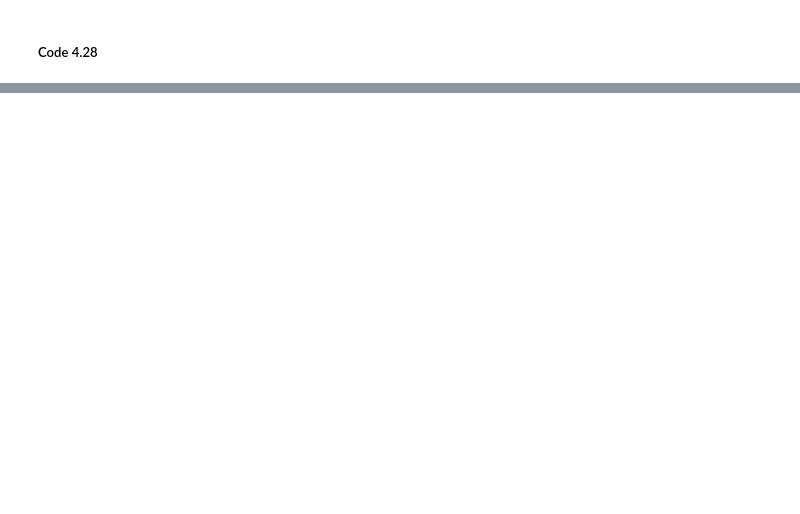
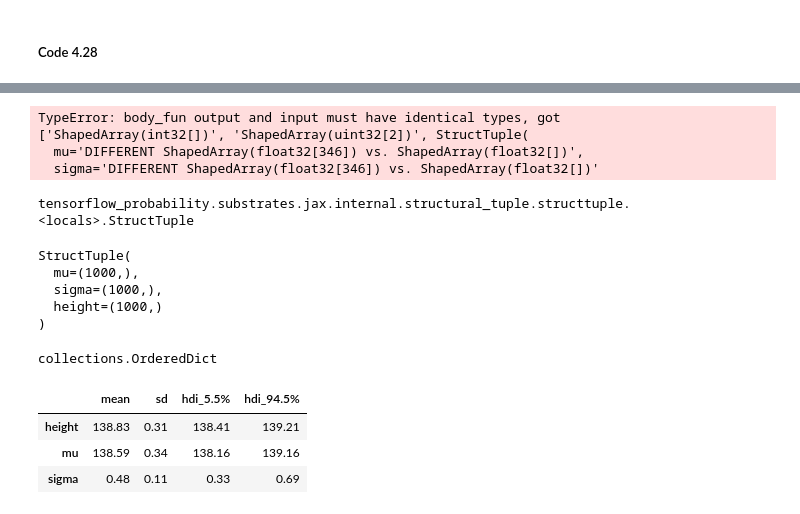
Before and after one commit to qpsy/rethinking-tfp2, a Jupyter notebook: 04_geocentric_models2.ipynb, the cells around one changed output, grey strips where cells are left out. Cells and saved outputs as stored; diff of their text form; code cells hidden in the pictures; blank space fills up the shorter version.

```diff
--- a/04_geocentric_models2.ipynb
+++ b/04_geocentric_models2.ipynb
@@ -463,0 +605,67 @@ TypeError: unhashable type: 'slice'
+# %%
+def target_log_prob(mu, sigma):
+    return jdc_4_1.log_prob(mu=mu, sigma=sigma, height=jnp.array(d2["height"]))
+# %%
+kernel = tfp.mcmc.HamiltonianMonteCarlo(
+    target_log_prob_fn=target_log_prob,
+    step_size=0.1,
+    num_leapfrog_steps=2
+)
+# %%
+states = tfp.mcmc.sample_chain(
+    1000,
+    current_state=init_state,
+    kernel=kernel,
+    num_burnin_steps=300,
+    trace_fn=None,
+    seed=a_key()
+)
+# %% [output]
+TypeError: body_fun output and input must have identical types, got
+['ShapedArray(int32[])', 'ShapedArray(uint32[2])', StructTuple(
+  mu='DIFFERENT ShapedArray(float32[346]) vs. ShapedArray(float32[])',
+  sigma='DIFFERENT ShapedArray(float32[346]) vs. ShapedArray(float32[])'
+# %%
+# 'jit' version
+def run_chain(init_state, seed):
+    target_log_prob = jdc_4_1.log_prob
+    kernel = tfp.mcmc.HamiltonianMonteCarlo(
+        target_log_prob_fn=target_log_prob,
+        step_size=0.01,
+        num_leapfrog_steps=2
+    )
+    return tfp.mcmc.sample_chain(
+        1000,
+        current_state=init_state,
+        kernel=kernel,
+        num_burnin_steps=300,
+        trace_fn=None,
+        seed=seed
+    )
+
+states = jax.jit(run_chain)(jdc_4_1.sample(seed=a_key()), a_key())
+# %%
+type(states)
+# %% [output]
+tensorflow_probability.substrates.jax.internal.structural_tuple.structtuple.<locals>.StructTuple
+# %%
+jax.tree.map(lambda x: x.shape, states)
+# %% [output]
+StructTuple(
+  mu=(1000,),
+  sigma=(1000,),
+  height=(1000,)
+)
+# %%
+# convert StructTuple to OderedDict, to use arviz
+states_dict = jax.tree.map(lambda x: jax.device_get(x), states)._asdict()
+type(states_dict)
+# %% [output]
+collections.OrderedDict
+# %%
+az.summary(states_dict, round_to=2, kind="stats", hdi_prob=0.89)
+# %% [output]
+|  | mean | sd | hdi_5.5% | hdi_94.5% |
+| height | 138.83 | 0.31 | 138.41 | 139.21 |
+| mu | 138.59 | 0.34 | 138.16 | 139.16 |
+| sigma | 0.48 | 0.11 | 0.33 | 0.69 |
```
Also changed, not shown: parts of 41 cells of this notebook, 1 other file.
